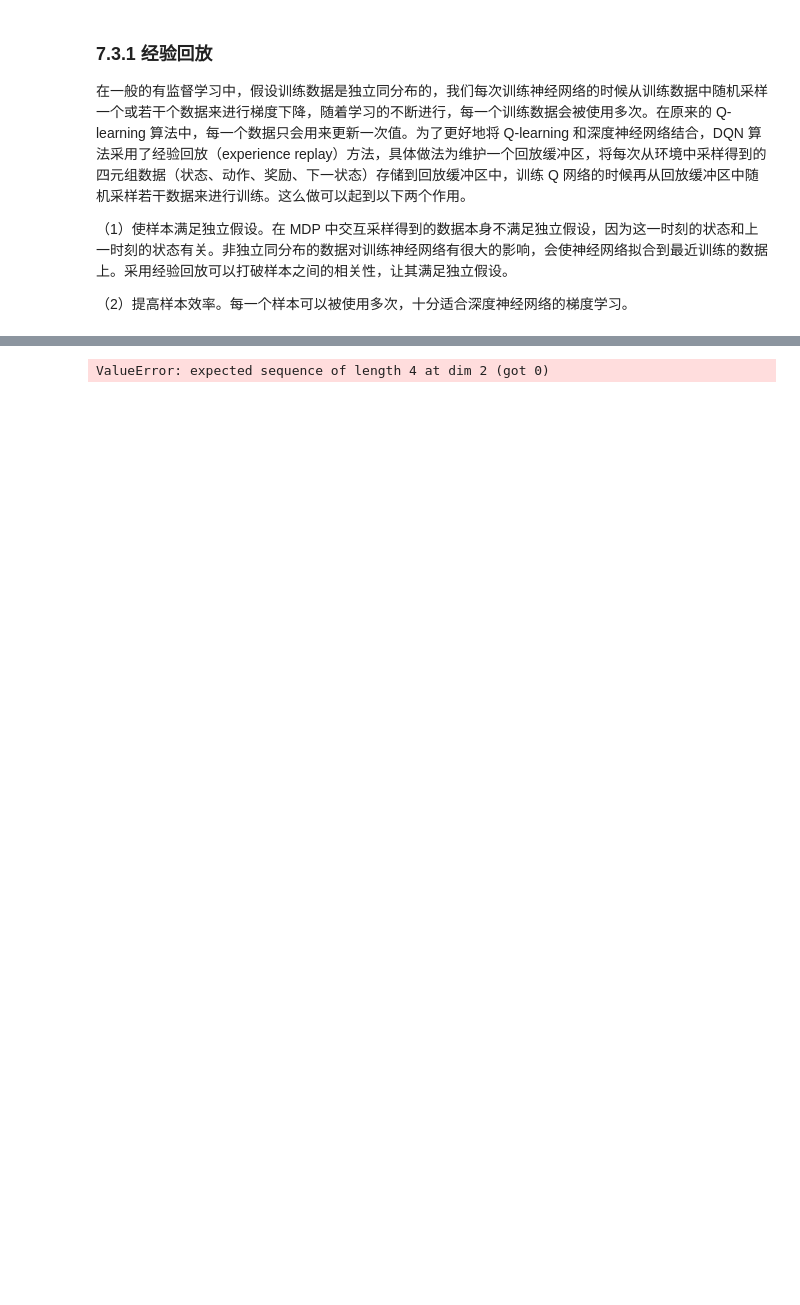
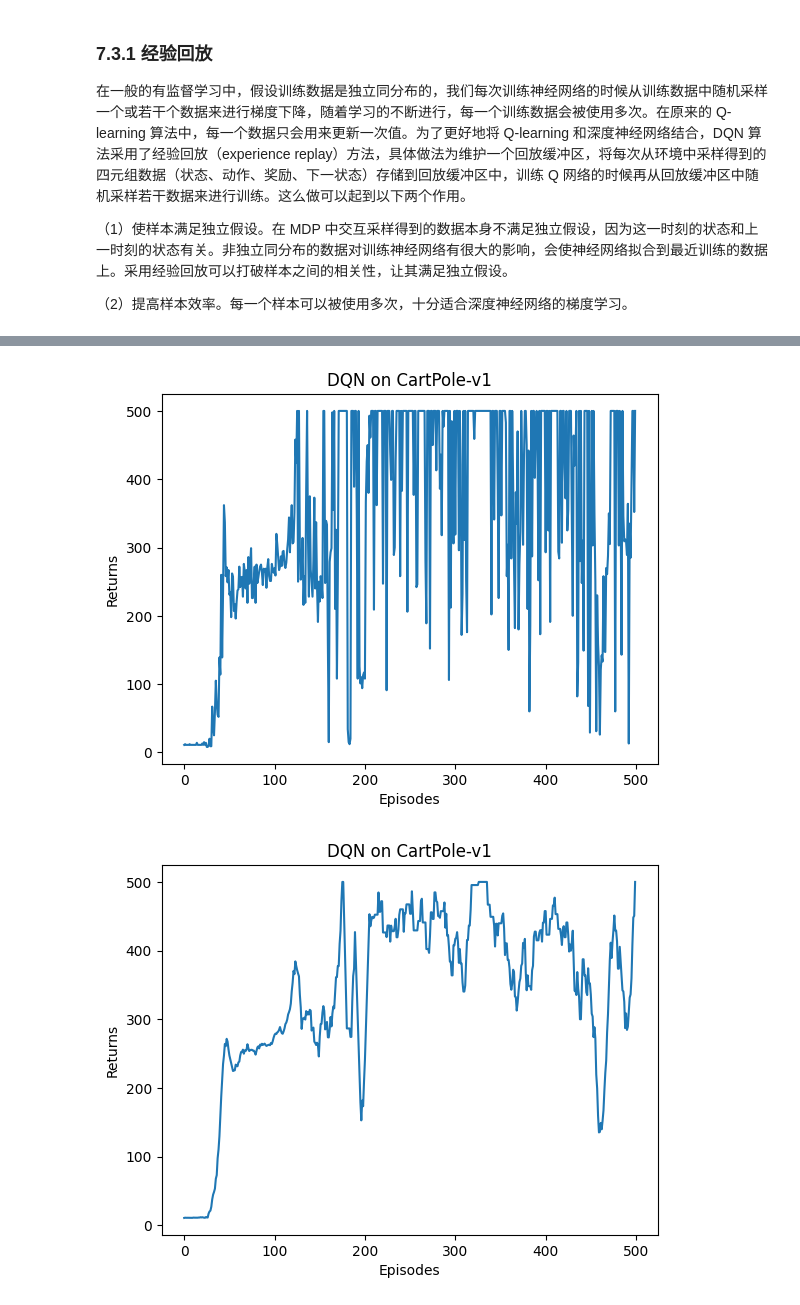
Before and after one commit to jianmozhe404/hand-on-RL-studying-note, a Jupyter notebook: deep_Q_learning.ipynb, the cells around one changed output, grey strips where cells are left out. Cells and saved outputs as stored; diff of their text form; code cells hidden in the pictures; blank space fills up the shorter version.

```diff
--- a/deep_Q_learning.ipynb
+++ b/deep_Q_learning.ipynb
@@ -119,14 +217,14 @@ num_episodes = 500
 hidden_dim = 128
 gamma = 0.98
 epsilon = 0.1
-target_update = 10
+target_update = 20
 buffer_size = 10000
 minimal_size = 64
 batch_size = 64
 device = torch.device("cuda")
 
 env_name = 'CartPole-v1' #环境版本更新 TODO
-env = gym.make(env_name)
+env = gym.make(env_name)  #最大奖励500, 而不是200 TODO
 random.seed(0)
 np.random.seed(0)
 torch.manual_seed(0)
@@ -140,11 +238,13 @@ for i in range(10):
     with tqdm(total= int(num_episodes / 10), desc='Iteration %d' % i) as pbar:
         for i_episode in range(int(num_episodes / 10)):
             episode_return = 0
-            state = env.reset(seed=0) #版本更新 TODO
+            state, _ = env.reset(seed=0) #版本更新 TODO seed转移到这里. 同时reset 会返回info
             done = False
             while not done:
-                action = agent.take_action(state)
-                next_state, reward, done, _ = env.step(action)
+                counter = 0
+                action = agent.take_action(state,counter)
+                next_state, reward, terminated, truncated, _ = env.step(action)  #版本更新 TODO 五个返回值 next_state, reward, terminated, truncated, info
+                done = terminated or truncated #版本更新
                 replay_buffer.add(state,action,reward,next_state,done)
                 state = next_state
                 episode_return += reward
@@ -154,16 +254,33 @@ for i in range(10):
                     transition_dict = {
                         'states': b_s,
                         'actions': b_a,
+                        'rewards': b_r,
                         'next_states': b_ns,
                         'dones': b_d
                     }
                     agent.update(transition_dict)
-                return_list.append(episode_return)
-                if(i_episode + 1) % 10 == 0:
-                    pbar.set_postfix({
-                        'episode': '%d' % (num_episodes / 10 * i + i_episode + 1),
-                        'return': '%.3f' % np.mean(return_list[-10:])
-                    })
-                pbar.update(1)
+                counter += 1
+            return_list.append(episode_return)
+            if(i_episode + 1) % 10 == 0:
+                pbar.set_postfix({
+                    'episode': '%d' % (num_episodes / 10 * i + i_episode + 1),
+                    'return': '%.3f' % np.mean(return_list[-10:])
+                })
+            pbar.update(1)
-# %% [output]
-ValueError: expected sequence of length 4 at dim 2 (got 0)
+# %%
+episodes_list = list(range(len(return_list)))
+plt.plot(episodes_list, return_list)
+plt.xlabel('Episodes')
+plt.ylabel('Returns')
+plt.title('DQN on {}'.format(env_name))
+plt.show()
+
+mv_return = rl_utils.moving_average(return_list, 9)
+plt.plot(episodes_list, mv_return)
+plt.xlabel('Episodes')
+plt.ylabel('Returns')
+plt.title('DQN on {}'.format(env_name))
+plt.show()
+# %% [output]
+[figure, added]
+[figure, added]
```
Also changed, not shown: parts of 4 cells of this notebook, 1 other file.
